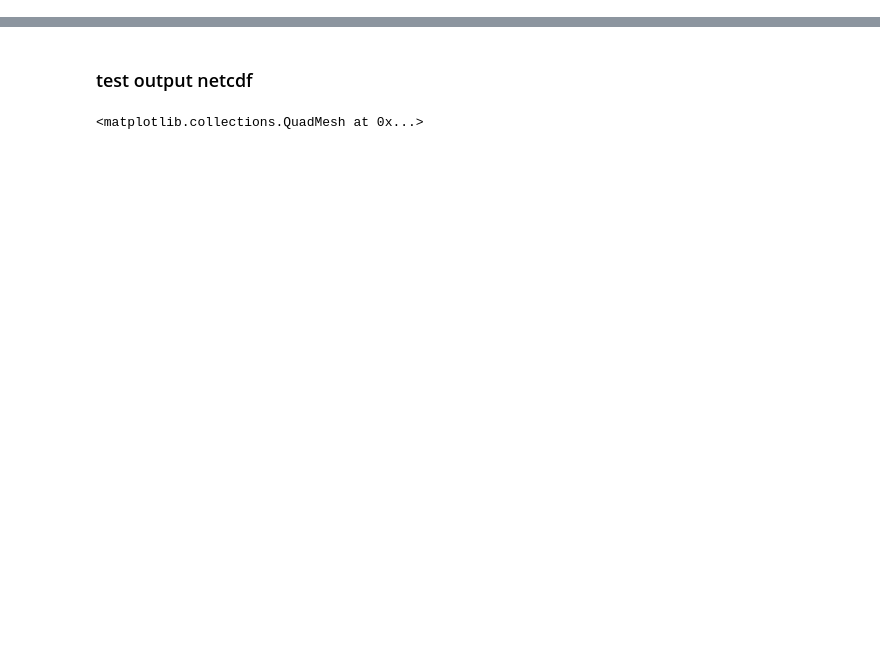
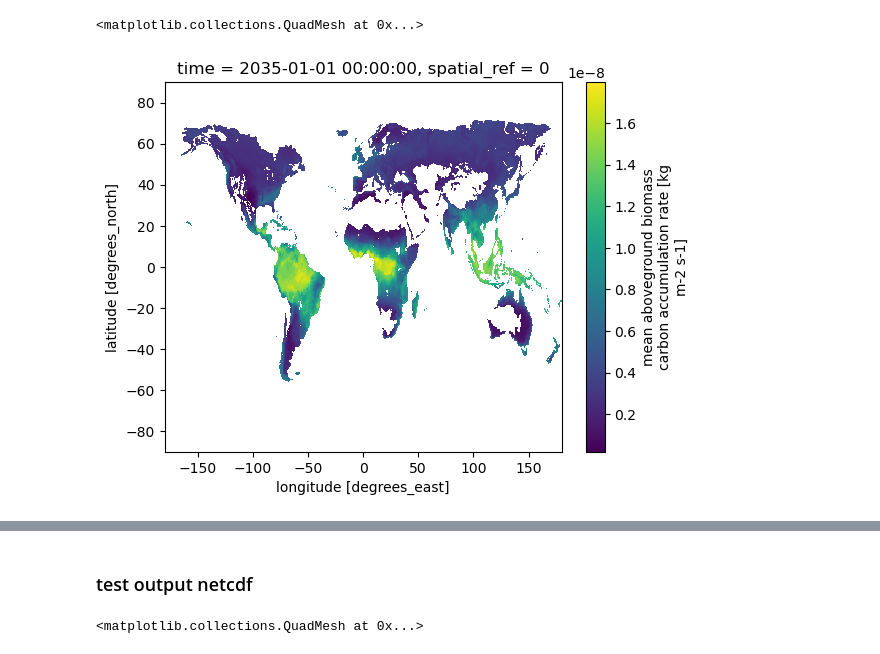
Before and after one commit to rubisco-sfa/ILAMB-Data, a Jupyter notebook: GFW/debug_convert.ipynb, the cells around one changed output, grey strips where cells are left out. Drawn from its saved outputs; the diff is of its cells as text; code cells hidden in the pictures; blank space fills up the shorter version.

Commit message:
Fixes #51 timestamp metadata and bounds attributes

```diff
--- a/GFW/debug_convert.ipynb
+++ b/GFW/debug_convert.ipynb
@@ -89,9 +80,11 @@ t_attrs = {
 # %%
 # edit lat/lon attributes
 y_attrs = {
+    'axis':'Y',
     'long_name':'latitude',
     'units':'degrees_north'}
 x_attrs = {
+    'axis':'X',
     'long_name':'longitude',
     'units':'degrees_east'}
 # %%
@@ -99,16 +92,44 @@ x_attrs = {
 v_attrs = {
     'long_name': 'mean aboveground biomass carbon accumulation rate',
     'units': 'Mg ha-1 yr-1',
-    'ancillary_variables': 'error_ratio',
-    'bounds':'error_ratio'}
+    'ancillary_variables': 'fVeg standard_error'}
 e_attrs = {
-    'long_name': 'error ratio in mean aboveground biomass carbon accumulation rates',
+    'long_name': 'standard error in mean aboveground biomass carbon accumulation rates',
     'units': 1}
 # %%
 ds['time'].attrs = t_attrs
-ds['time'].encoding['units'] = 'days since 2020-01-01' #to_netcdf will fail without this
+ds['time'].encoding['units'] = 'days since 2020-01-01 00:00:00' #to_netcdf will fail without this
 ds['time'].encoding['calendar'] = 'noleap'
 ds['lat'].attrs = y_attrs
 ds['lon'].attrs = x_attrs
-ds['c_uptake_rate'].attrs = v_attrs
-ds['error_ratio'].attrs = e_attrs
+ds['fVeg'].attrs = v_attrs
+ds['standard_error'].attrs = e_attrs
+# %%
+# function to convert units
+def convert_units(data_array, target_units):
+
+    # create a cfunits.Units object for the target units
+    original_units = data_array.attrs.get('units', None)
+    original_units_obj = cfunits.Units(original_units)
+    target_units_obj = cfunits.Units(target_units)
+
+    # convert
+    new_array = cfunits.Units.conform(data_array, original_units_obj, target_units_obj)
+
+    # create a new DataArray with converted values and update units
+    new_data_array = xr.DataArray(
+        new_array,
+        dims=data_array.dims,
+        coords=data_array.coords,
+        attrs=data_array.attrs)
+
+    new_data_array.attrs['units'] = target_units
+    return new_data_array
+
+# Convert air temperature from Kelvin to Celsius
+ds['fVeg'] = convert_units(ds['fVeg'], 'kg m-2 s-1')
+# %%
+ds['fVeg'].plot()
+# %% [output]
+<matplotlib.collections.QuadMesh at 0x...>
+[figure, added]
```
Also changed, not shown: parts of 15 cells of this notebook, 2 other files.
